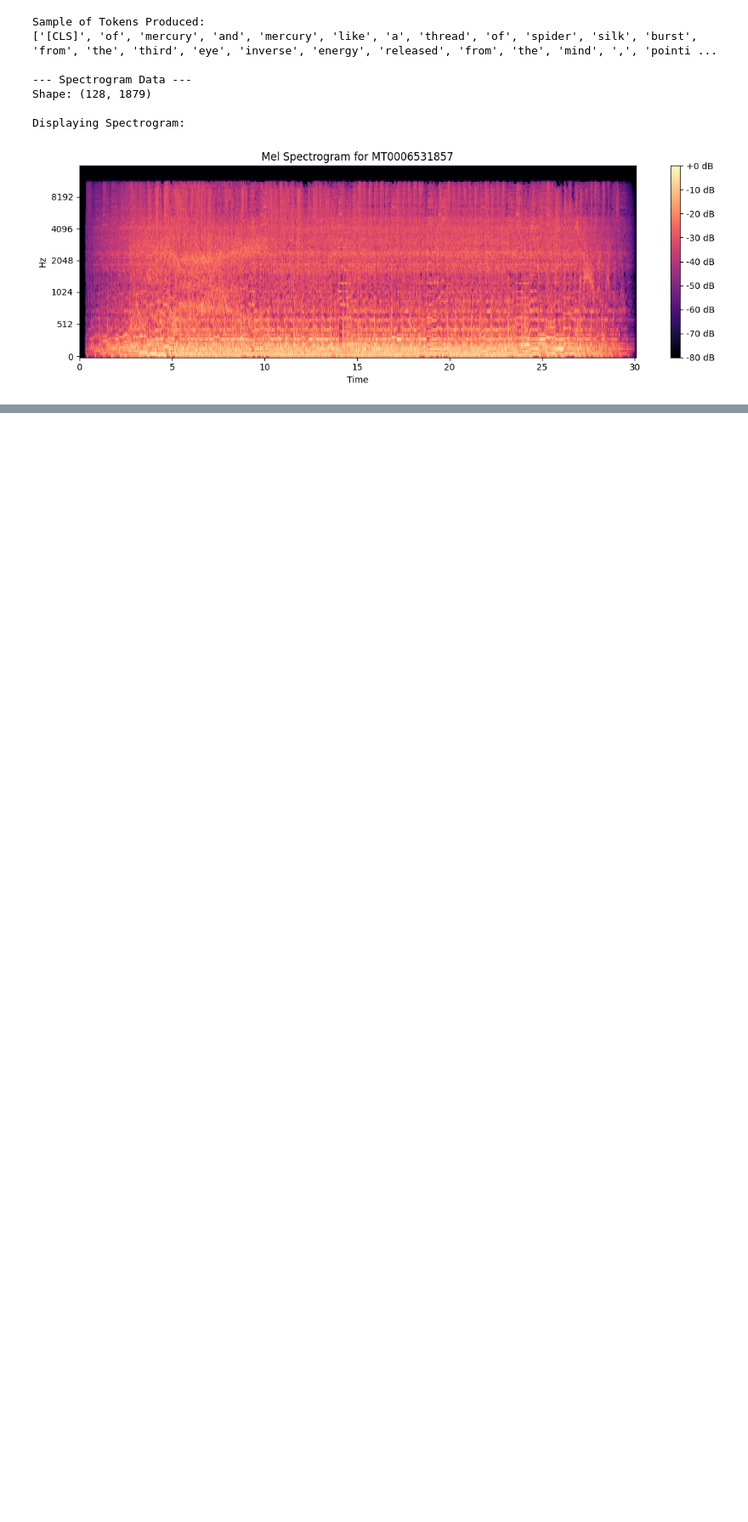
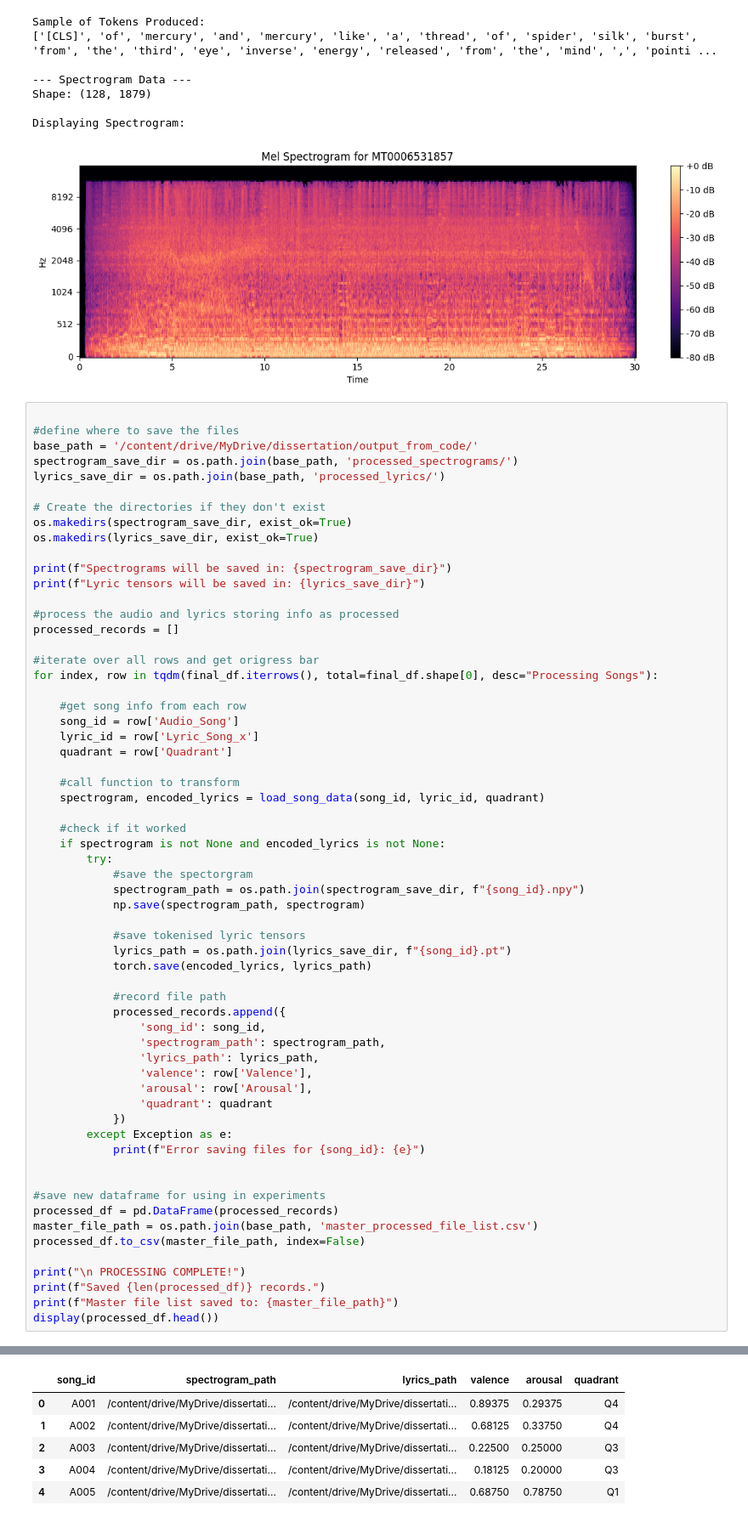
Before and after one commit to GemmaGorey/Dissertation, a Jupyter notebook: Dissertation_GG.ipynb, the cells around one changed output, grey strips where cells are left out. Shown at 85% size. Drawn from its saved outputs; the diff is of its cells as text; blank space fills up the shorter version.

```diff
--- a/Dissertation_GG.ipynb
+++ b/Dissertation_GG.ipynb
@@ -326,3 +327,65 @@ Shape: (128, 1879)
 
 Displaying Spectrogram:
 [figure]
+# %%
+
+#define where to save the files
+base_path = '/content/drive/MyDrive/dissertation/output_from_code/'
+spectrogram_save_dir = os.path.join(base_path, 'processed_spectrograms/')
+lyrics_save_dir = os.path.join(base_path, 'processed_lyrics/')
+
+# Create the directories if they don't exist
+os.makedirs(spectrogram_save_dir, exist_ok=True)
+os.makedirs(lyrics_save_dir, exist_ok=True)
+
+print(f"Spectrograms will be saved in: {spectrogram_save_dir}")
+print(f"Lyric tensors will be saved in: {lyrics_save_dir}")
+
+#process the audio and lyrics storing info as processed
+processed_records = []
+
+#iterate over all rows and get origress bar
+for index, row in tqdm(final_df.iterrows(), total=final_df.shape[0], desc="Processing Songs"):
+
+    #get song info from each row
+    song_id = row['Audio_Song']
+    lyric_id = row['Lyric_Song_x']
+    quadrant = row['Quadrant']
+
+    #call function to transform
+    spectrogram, encoded_lyrics = load_song_data(song_id, lyric_id, quadrant)
+
+    #check if it worked
+    if spectrogram is not None and encoded_lyrics is not None:
+        try:
+            #save the spectorgram
+            spectrogram_path = os.path.join(spectrogram_save_dir, f"{song_id}.npy")
+            np.save(spectrogram_path, spectrogram)
+
+            #save tokenised lyric tensors
+            lyrics_path = os.path.join(lyrics_save_dir, f"{song_id}.pt")
+            torch.save(encoded_lyrics, lyrics_path)
+
+            #record file path
+            processed_records.append({
+                'song_id': song_id,
+                'spectrogram_path': spectrogram_path,
+                'lyrics_path': lyrics_path,
+                'valence': row['Valence'],
+                'arousal': row['Arousal'],
+                'quadrant': quadrant
+            })
+        except Exception as e:
+            print(f"Error saving files for {song_id}: {e}")
+
+
+#save new dataframe for using in experiments
+processed_df = pd.DataFrame(processed_records)
+master_file_path = os.path.join(base_path, 'master_processed_file_list.csv')
+processed_df.to_csv(master_file_path, index=False)
+
+print("\n PROCESSING COMPLETE!")
+print(f"Saved {len(processed_df)} records.")
+print(f"Master file list saved to: {master_file_path}")
+display(processed_df.head())
+# %% [output]
@@ -328,0 +411,6 @@ Displaying Spectrogram:
+|  | song_id | spectrogram_path | lyrics_path | valence | arousal | quadrant |
+| 0 | A001 | /content/drive/MyDrive/dissertati... | /content/drive/MyDrive/dissertati... | 0.89375 | 0.29375 | Q4 |
+| 1 | A002 | /content/drive/MyDrive/dissertati... | /content/drive/MyDrive/dissertati... | 0.68125 | 0.33750 | Q4 |
+| 2 | A003 | /content/drive/MyDrive/dissertati... | /content/drive/MyDrive/dissertati... | 0.22500 | 0.25000 | Q3 |
+| 3 | A004 | /content/drive/MyDrive/dissertati... | /content/drive/MyDrive/dissertati... | 0.18125 | 0.20000 | Q3 |
+| 4 | A005 | /content/drive/MyDrive/dissertati... | /content/drive/MyDrive/dissertati... | 0.68750 | 0.78750 | Q1 |
```
Also changed, not shown: parts of 3 cells of this notebook.
